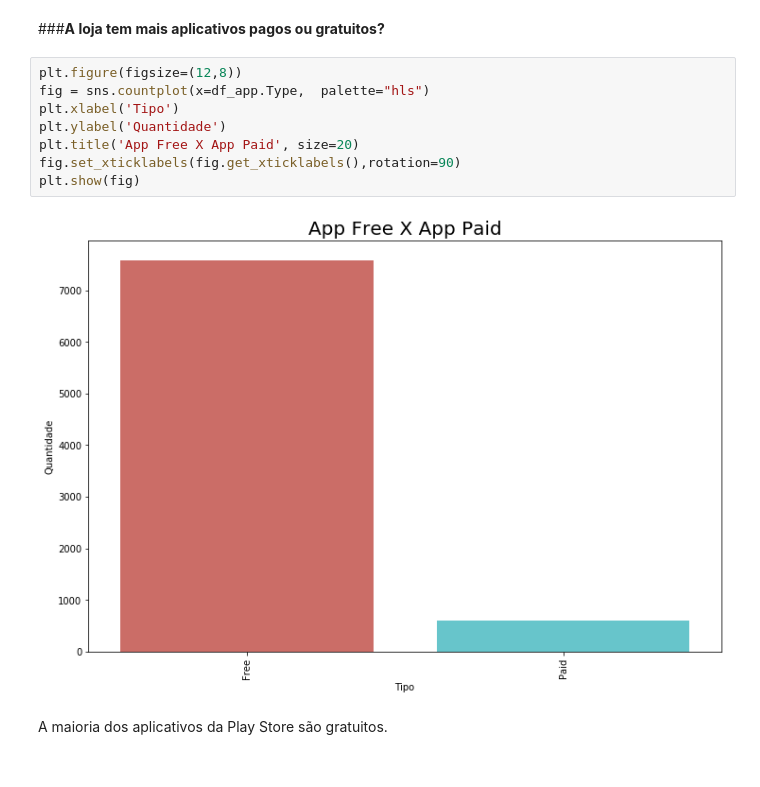
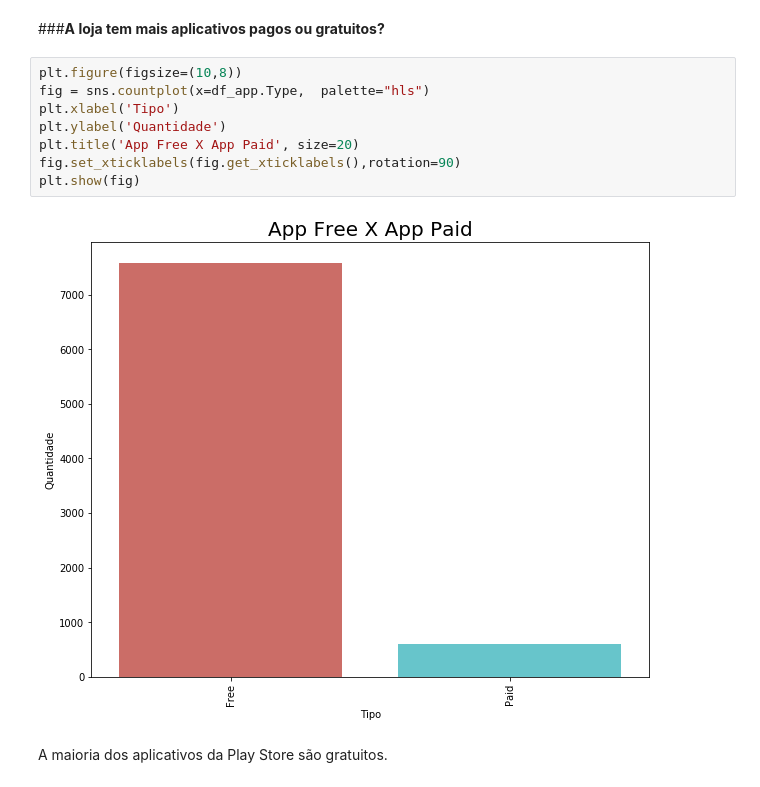
Before and after one commit to karinnecristina/Data_Science, a Jupyter notebook: Google_Play.ipynb, the cells around one changed output. Drawn from its saved outputs; the diff is of its cells as text.

```diff
--- a/Google_Play.ipynb
+++ b/Google_Play.ipynb
@@ -612,15 +608,15 @@ As maiores avaliações são para os aplicativos de rede social, o campeão é o
 # %% [markdown]
 ###**A loja tem mais aplicativos pagos ou gratuitos?**
 # %%
-plt.figure(figsize=(12,8))
+plt.figure(figsize=(10,8))
 fig = sns.countplot(x=df_app.Type,  palette="hls")
 plt.xlabel('Tipo')
 plt.ylabel('Quantidade')
 plt.title('App Free X App Paid', size=20)
 fig.set_xticklabels(fig.get_xticklabels(),rotation=90)
 plt.show(fig)
 # %% [output]
-[figure, old version]
+[figure, new version]
 # %% [markdown]
 A maioria dos aplicativos da Play Store são gratuitos.
 # %% [markdown]
```
Also changed, not shown: parts of 6 cells of this notebook.
